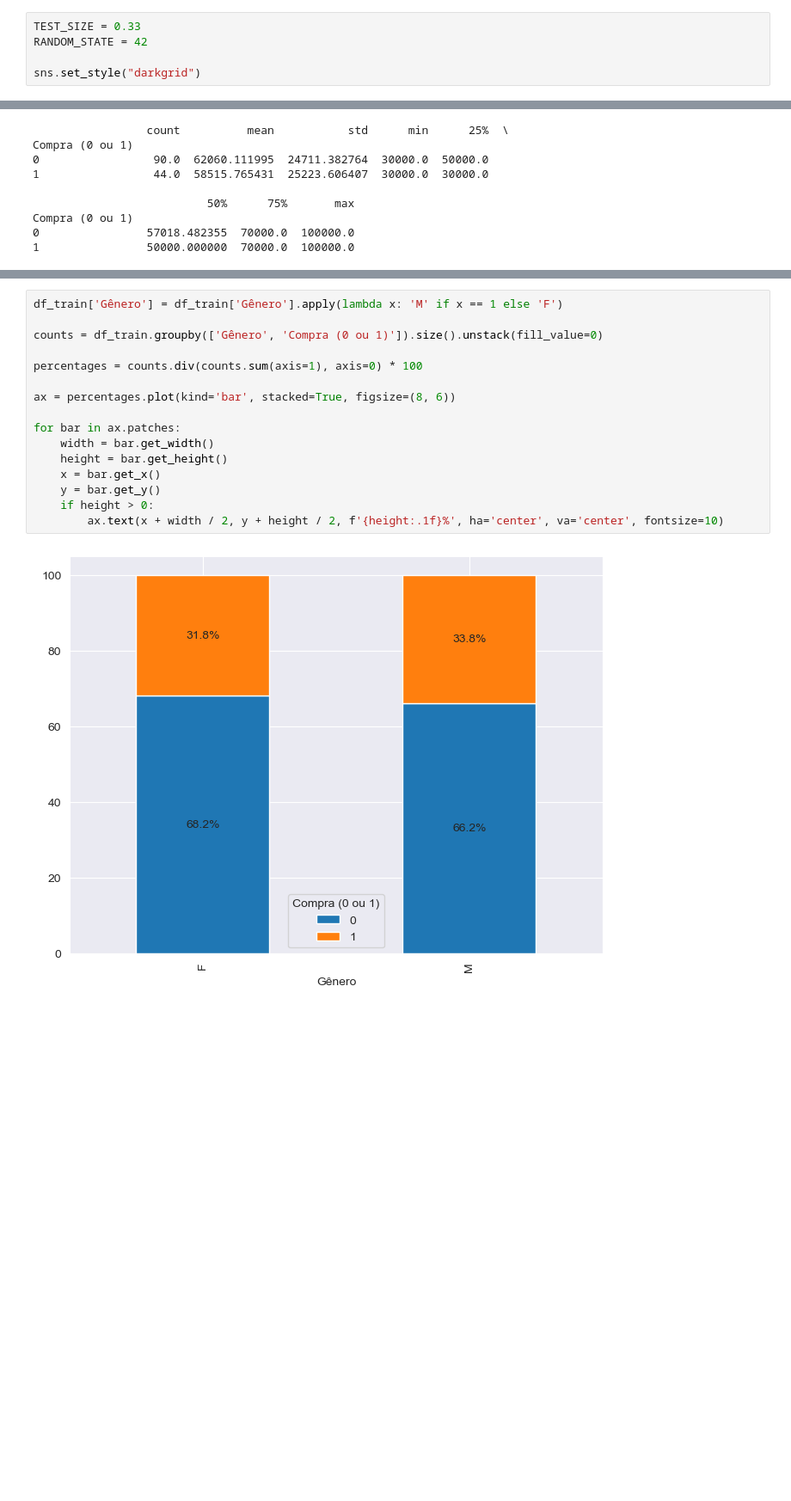
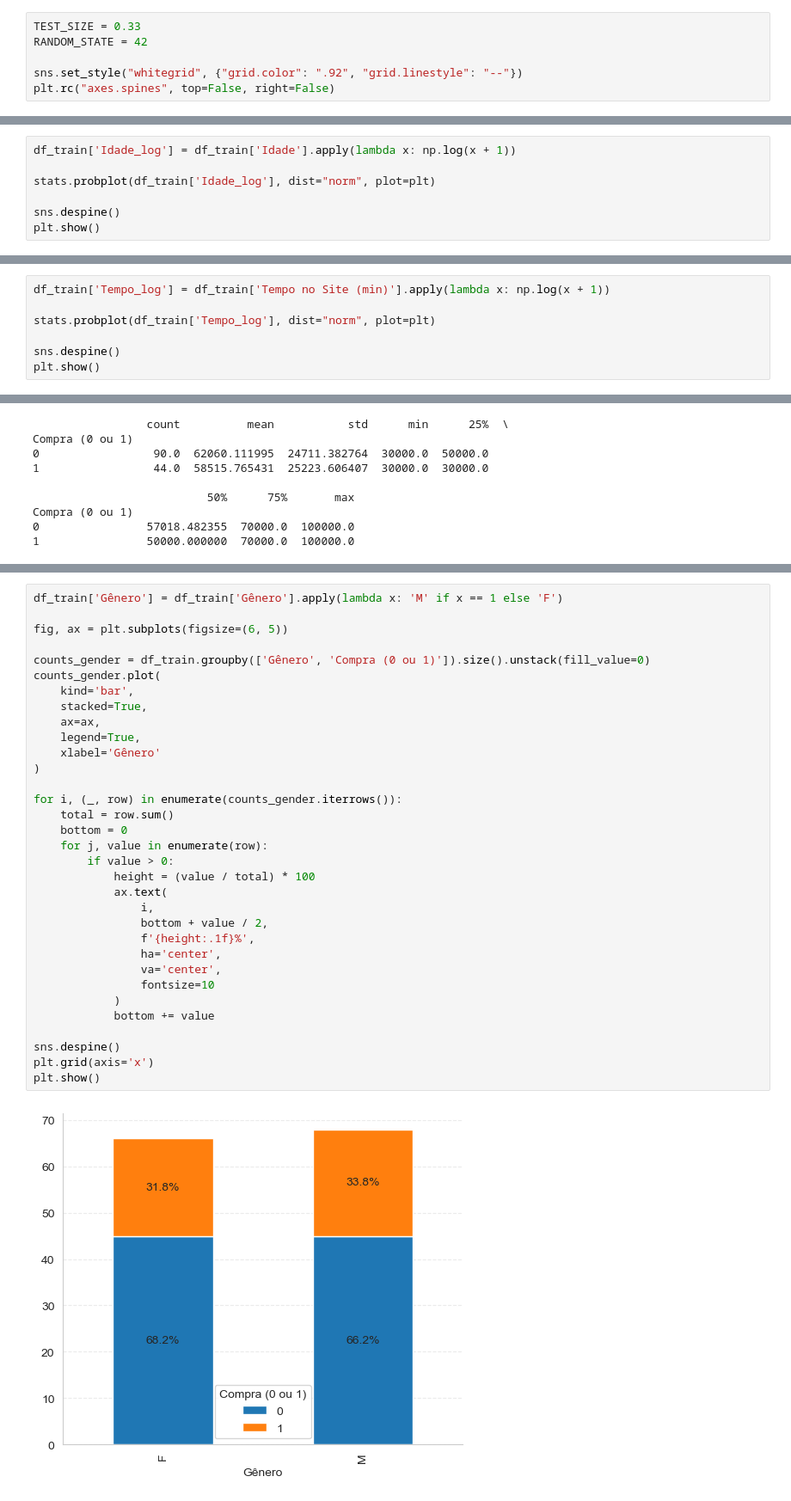
Before and after one commit to vtpaiva/house-sell-predict, a Jupyter notebook: analysis.ipynb, the cells around one changed output, grey strips where cells are left out. Shown at 86% size. Drawn from its saved outputs; the diff is of its cells as text; blank space fills up the shorter version.

```diff
--- a/analysis.ipynb
+++ b/analysis.ipynb
@@ -10,7 +10,8 @@ import scipy.stats as stats
 TEST_SIZE = 0.33
 RANDOM_STATE = 42
 
-sns.set_style("darkgrid")
+sns.set_style("whitegrid", {"grid.color": ".92", "grid.linestyle": "--"})
+plt.rc("axes.spines", top=False, right=False)
 # %%
 house_sell_df = pd.read_csv("dataset.csv")
 
@@ -199,0 +207,7 @@ Compra (0 ou 1)
+# %%
+df_train['Idade_log'] = df_train['Idade'].apply(lambda x: np.log(x + 1))
+
+stats.probplot(df_train['Idade_log'], dist="norm", plot=plt)
+
+sns.despine()
+plt.show()
@@ -212,0 +236,7 @@ Compra (0 ou 1)
+# %%
+df_train['Tempo_log'] = df_train['Tempo no Site (min)'].apply(lambda x: np.log(x + 1))
+
+stats.probplot(df_train['Tempo_log'], dist="norm", plot=plt)
+
+sns.despine()
+plt.show()
@@ -242,18 +291,35 @@ for bar in ax.patches:
 # %%
 df_train['Gênero'] = df_train['Gênero'].apply(lambda x: 'M' if x == 1 else 'F')
 
-counts = df_train.groupby(['Gênero', 'Compra (0 ou 1)']).size().unstack(fill_value=0)
+fig, ax = plt.subplots(figsize=(6, 5))
 
-percentages = counts.div(counts.sum(axis=1), axis=0) * 100
+counts_gender = df_train.groupby(['Gênero', 'Compra (0 ou 1)']).size().unstack(fill_value=0)
+counts_gender.plot(
+    kind='bar',
+    stacked=True,
+    ax=ax,
+    legend=True,
+    xlabel='Gênero'
+)
 
-ax = percentages.plot(kind='bar', stacked=True, figsize=(8, 6))
+for i, (_, row) in enumerate(counts_gender.iterrows()):
+    total = row.sum()
+    bottom = 0
+    for j, value in enumerate(row):
+        if value > 0:
+            height = (value / total) * 100
+            ax.text(
+                i,
+                bottom + value / 2,
+                f'{height:.1f}%',
+                ha='center',
+                va='center',
+                fontsize=10
+            )
+            bottom += value
 
-for bar in ax.patches:
-    width = bar.get_width()
-    height = bar.get_height()
-    x = bar.get_x()
-    y = bar.get_y()
-    if height > 0:
-        ax.text(x + width / 2, y + height / 2, f'{height:.1f}%', ha='center', va='center', fontsize=10)
+sns.despine()
+plt.grid(axis='x')
+plt.show()
 # %% [output]
-[figure, old version]
+[figure, new version]
```
Also changed, not shown: parts of 14 cells of this notebook, 1 other file.
